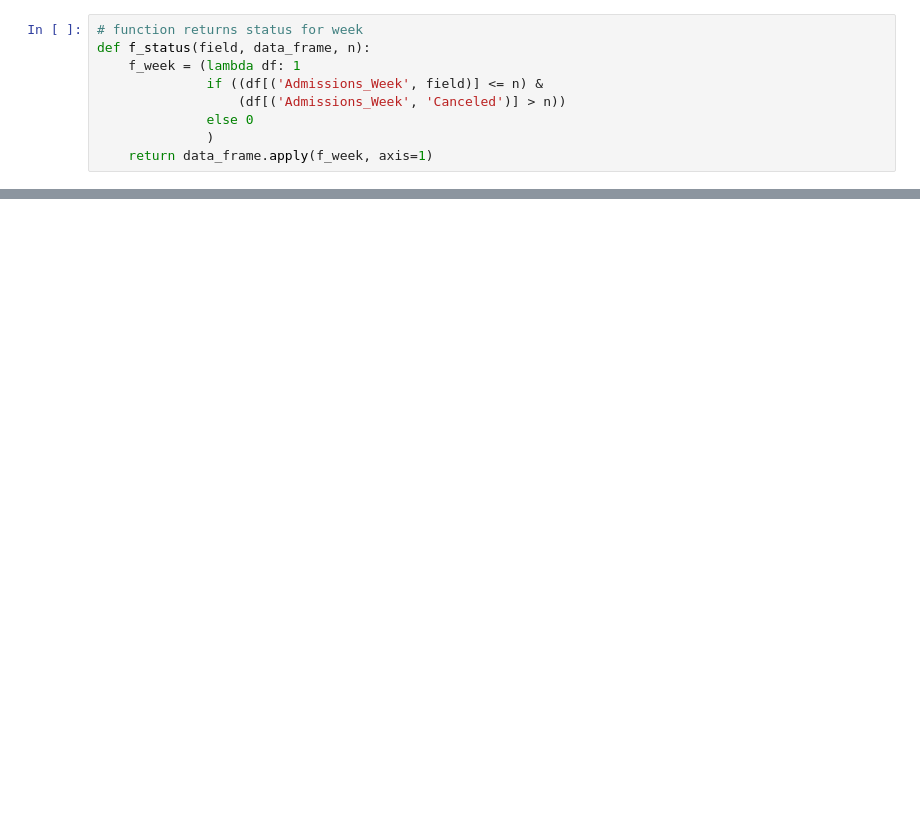
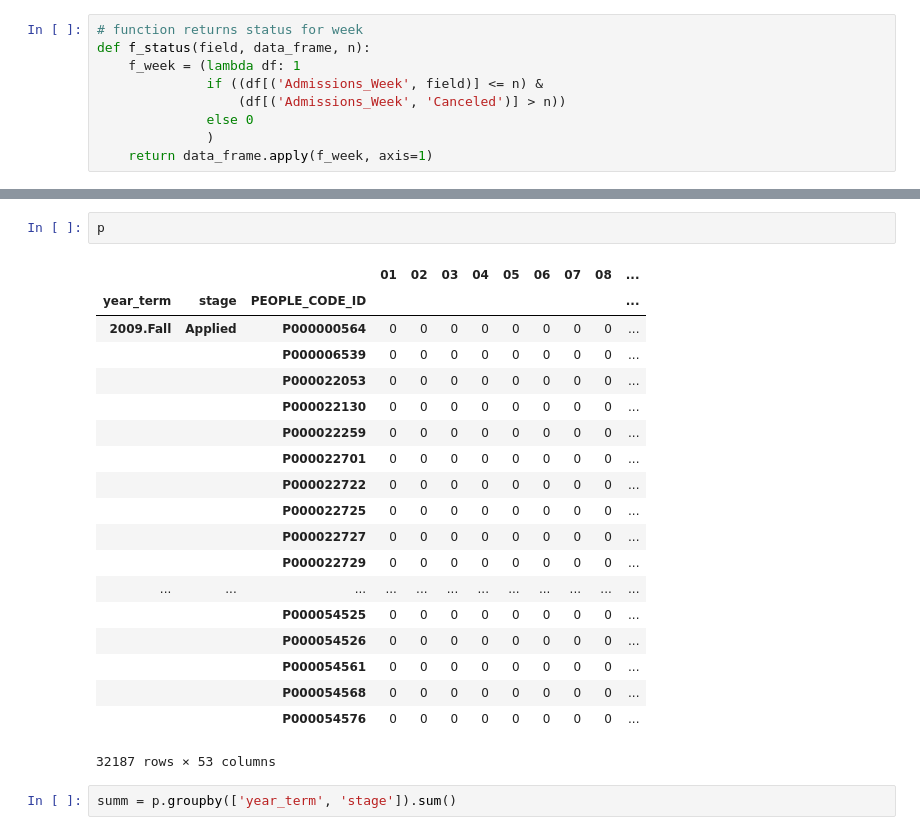
Before and after one commit to JeffWalton-PSC/Admissions, a Jupyter notebook: funnel/admissions_historic_data.ipynb, the cells around one changed output, grey strips where cells are left out. Cells and saved outputs as stored; diff of their text form; blank space fills up the shorter version.

```diff
--- a/funnel/admissions_historic_data.ipynb
+++ b/funnel/admissions_historic_data.ipynb
@@ -489,0 +478,24 @@ p.head(30)
+# %%
+p
+# %% [output]
+|  |  |  | 01 | 02 | 03 | 04 | 05 | 06 | 07 | 08 | ... |
+| year_term | stage | PEOPLE_CODE_ID |  |  |  |  |  |  |  |  | ... |
+| 2009.Fall | Applied | P000000564 | 0 | 0 | 0 | 0 | 0 | 0 | 0 | 0 | ... |
+|  |  | P000006539 | 0 | 0 | 0 | 0 | 0 | 0 | 0 | 0 | ... |
+|  |  | P000022053 | 0 | 0 | 0 | 0 | 0 | 0 | 0 | 0 | ... |
+|  |  | P000022130 | 0 | 0 | 0 | 0 | 0 | 0 | 0 | 0 | ... |
+|  |  | P000022259 | 0 | 0 | 0 | 0 | 0 | 0 | 0 | 0 | ... |
+|  |  | P000022701 | 0 | 0 | 0 | 0 | 0 | 0 | 0 | 0 | ... |
+|  |  | P000022722 | 0 | 0 | 0 | 0 | 0 | 0 | 0 | 0 | ... |
+|  |  | P000022725 | 0 | 0 | 0 | 0 | 0 | 0 | 0 | 0 | ... |
+|  |  | P000022727 | 0 | 0 | 0 | 0 | 0 | 0 | 0 | 0 | ... |
+|  |  | P000022729 | 0 | 0 | 0 | 0 | 0 | 0 | 0 | 0 | ... |
+| ... | ... | ... | ... | ... | ... | ... | ... | ... | ... | ... | ... |
+|  |  | P000054525 | 0 | 0 | 0 | 0 | 0 | 0 | 0 | 0 | ... |
+|  |  | P000054526 | 0 | 0 | 0 | 0 | 0 | 0 | 0 | 0 | ... |
+|  |  | P000054561 | 0 | 0 | 0 | 0 | 0 | 0 | 0 | 0 | ... |
+|  |  | P000054568 | 0 | 0 | 0 | 0 | 0 | 0 | 0 | 0 | ... |
+|  |  | P000054576 | 0 | 0 | 0 | 0 | 0 | 0 | 0 | 0 | ... |
+32187 rows × 53 columns
+# %%
+summ = p.groupby(['year_term', 'stage']).sum()
```
Also changed, not shown: parts of 21 cells of this notebook, 1 other file.
